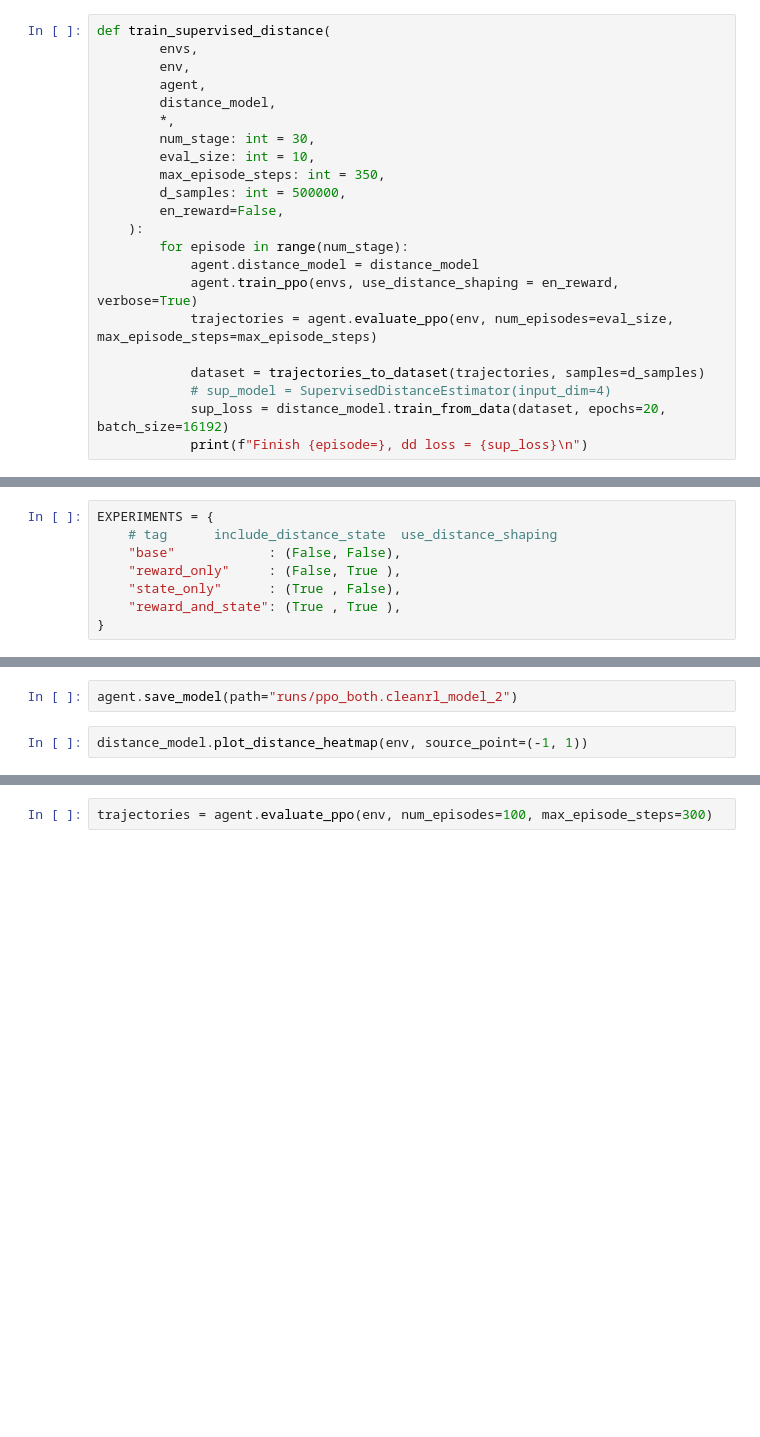
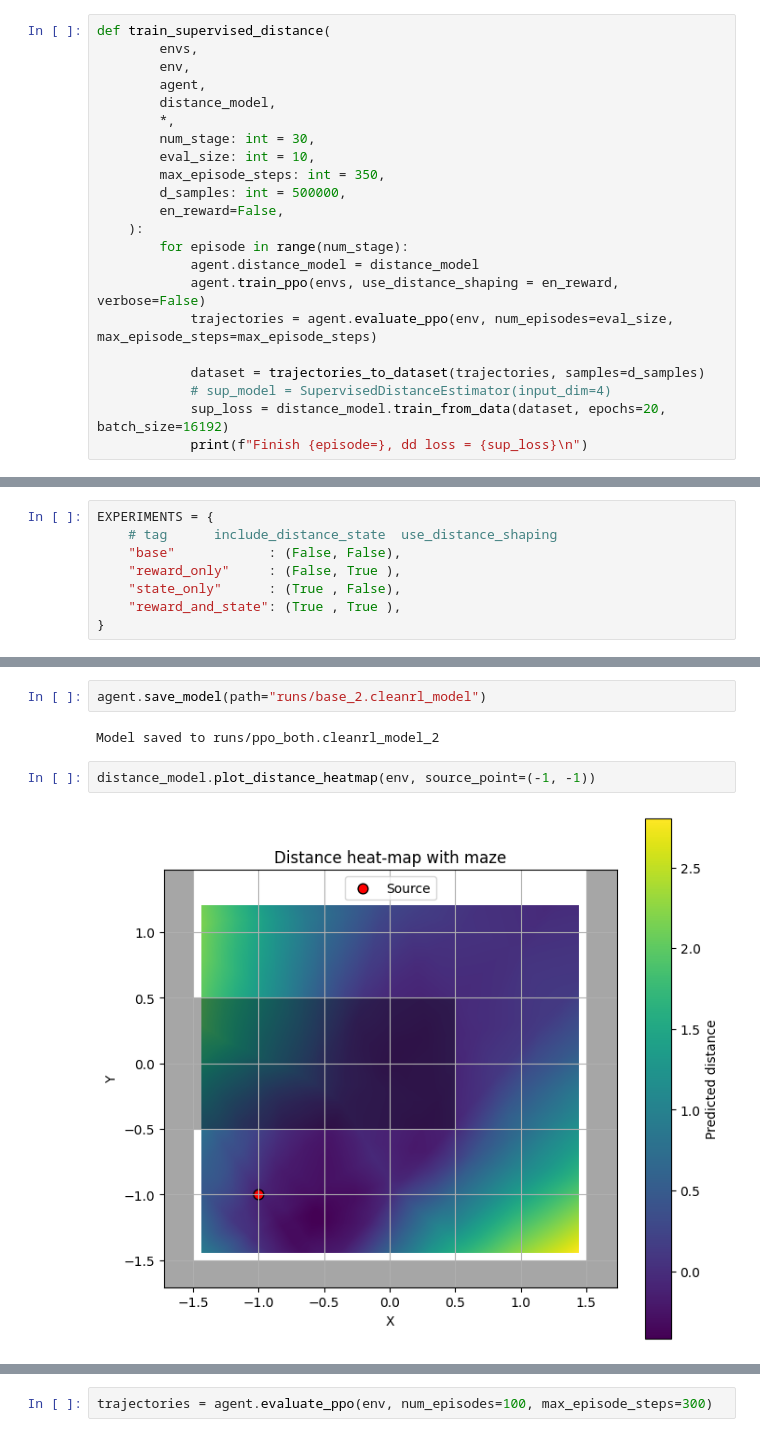
Before and after one commit to AIRI-summer-school/07-distance-to-goal-learning, a Jupyter notebook: artem_ws/src/Run_Tests.ipynb, the cells around one changed output, grey strips where cells are left out. Saved outputs shown, nothing was run; the diff lists cells and outputs as text; blank space fills up the shorter version.

```diff
--- a/artem_ws/src/Run_Tests.ipynb
+++ b/artem_ws/src/Run_Tests.ipynb
@@ -74,7 +74,7 @@ def train_supervised_distance(
     ):
         for episode in range(num_stage):
             agent.distance_model = distance_model
-            agent.train_ppo(envs, use_distance_shaping = en_reward, verbose=True)
+            agent.train_ppo(envs, use_distance_shaping = en_reward, verbose=False)
             trajectories = agent.evaluate_ppo(env, num_episodes=eval_size, max_episode_steps=max_episode_steps)
 
             dataset = trajectories_to_dataset(trajectories, samples=d_samples)
@@ -149,7 +118,11 @@ Generated samples      : 438990 (train 351192 / eval 87798)
 # %%
-agent.save_model(path="runs/ppo_both.cleanrl_model_2")
+agent.save_model(path="runs/base_2.cleanrl_model")
+# %% [output]
+Model saved to runs/ppo_both.cleanrl_model_2
 # %%
-distance_model.plot_distance_heatmap(env, source_point=(-1, 1))
+distance_model.plot_distance_heatmap(env, source_point=(-1, -1))
+# %% [output]
+[figure, added]
 # %%
 model_path = "results/base/ppo_base.cleanrl_model"
 agent = PPOAgent(state_dim=obs_dim, action_dim=act_dim, total_timesteps=10000, distance_model=distance_model, include_distance_state=False)
```
Also changed, not shown: parts of 3 cells of this notebook, 3 other files.
